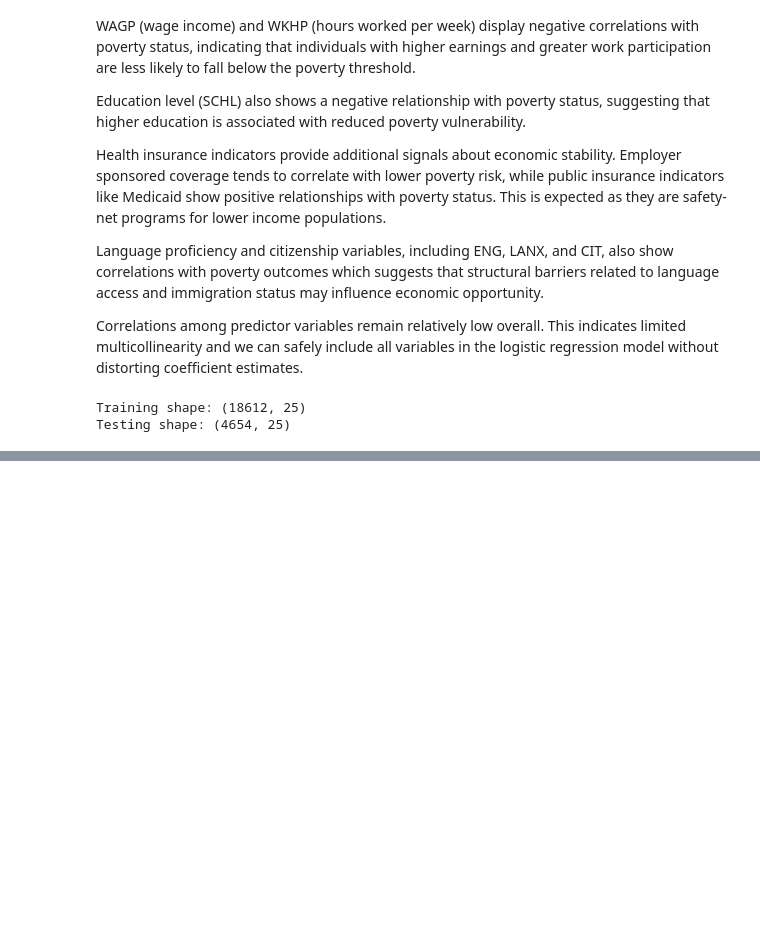
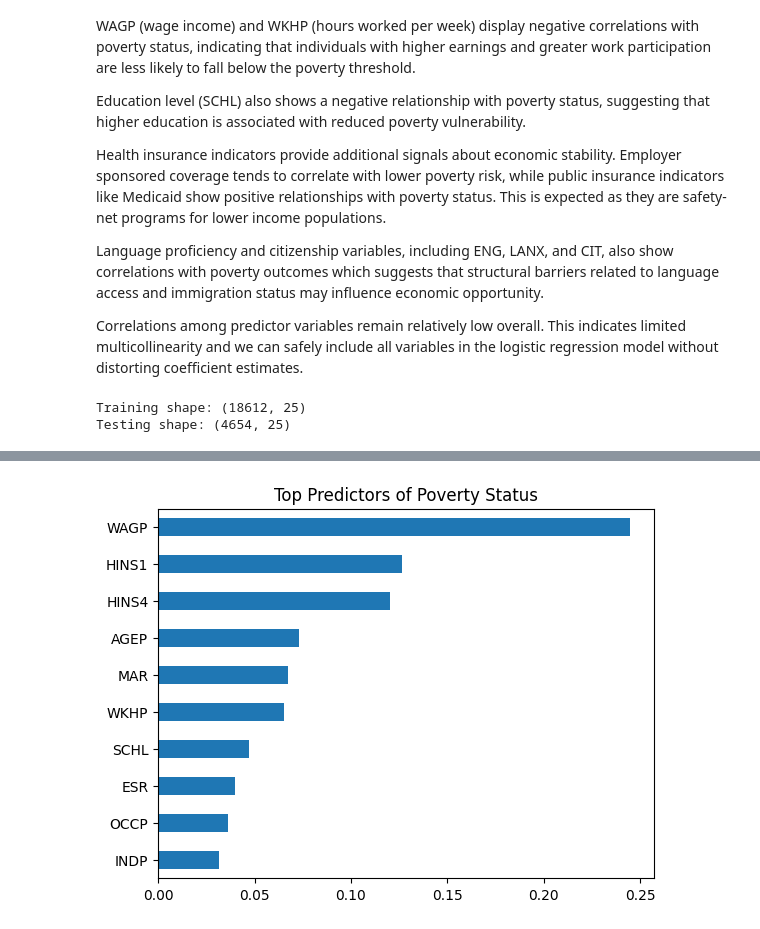
Before and after one commit to marcelalozano27-ship-it/Predicting-CA-Poverty--ML-Project, a Jupyter notebook: MLFinalProject.ipynb, the cells around one changed output, grey strips where cells are left out. Cells and saved outputs as stored; diff of their text form; code cells hidden in the pictures; blank space fills up the shorter version.

```diff
--- a/MLFinalProject.ipynb
+++ b/MLFinalProject.ipynb
@@ -439,0 +454,31 @@ Testing shape: (4654, 25)
+# %%
+from sklearn.ensemble import RandomForestClassifier
+from sklearn.metrics import accuracy_score, classification_report, confusion_matrix
+import os
+import joblib
+import requests
+import io
+
+rf_model = RandomForestClassifier(
+    n_estimators=300,
+    max_depth=12,
+    min_samples_leaf=5,
+    class_weight="balanced_subsample",
+    random_state=42
+)
+
+model_url = "https://raw.githubusercontent.com/marcelalozano27-ship-it/Predicting-CA-Poverty--ML-Project/main/random_forest_poverty_model.pkl"
+
+response = requests.get(model_url)
+rf_model = joblib.load(io.BytesIO(response.content))
+
+print("Random Forest model loaded from GitHub successfully.")
+
+# Predictions
+y_pred_rf = rf_model.predict(X_test)
+
+print("Random Forest Accuracy:", accuracy_score(y_test, y_pred_rf))
+print("\nClassification Report:\n")
+print(classification_report(y_test, y_pred_rf))
+print("\nConfusion Matrix:\n")
+print(confusion_matrix(y_test, y_pred_rf))
@@ -439,0 +505,7 @@ Testing shape: (4654, 25)
+# %%
+feature_importance = pd.Series(
+    rf_model.feature_importances_,
+    index=X.columns
+).sort_values(ascending=False)
+
+feature_importance.head(10)
@@ -439,0 +525,7 @@ Testing shape: (4654, 25)
+# %%
+feature_importance.head(10).plot(kind="barh")
+plt.title("Top Predictors of Poverty Status")
+plt.gca().invert_yaxis()
+plt.show()
+# %% [output]
+[figure, added]
```
Also changed, not shown: parts of 5 cells of this notebook.
